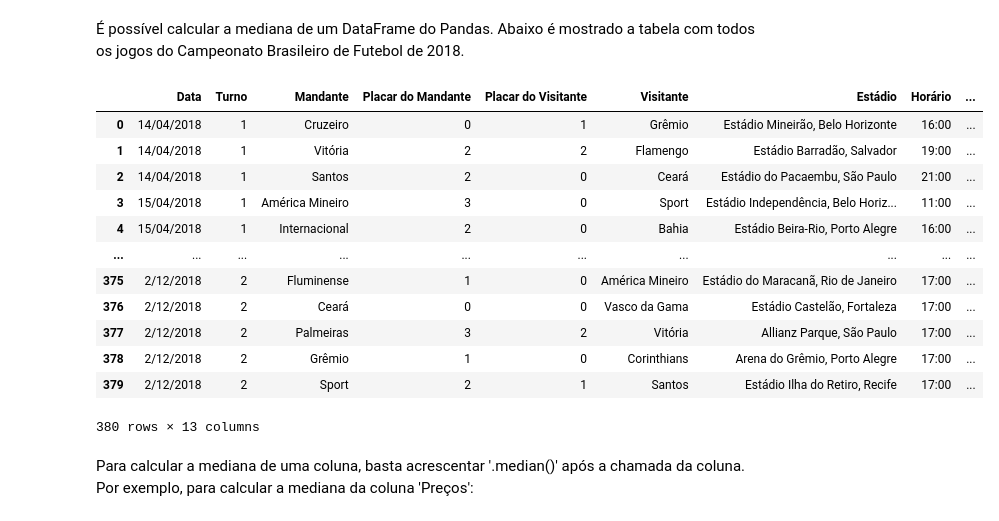
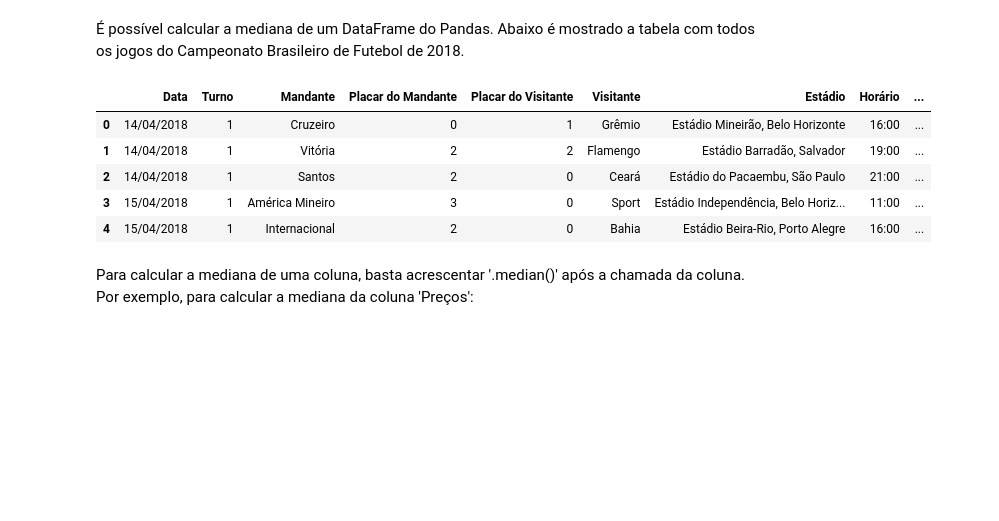
Before and after one commit to rnwatanabe/BasesComputacionais2021, a Jupyter notebook: aula5/Estatistica.ipynb, the cells around one changed output. Drawn from its saved outputs; the diff is of its cells as text; code cells hidden in the pictures; blank space fills up the shorter version.

```diff
--- a/aula5/Estatistica.ipynb
+++ b/aula5/Estatistica.ipynb
@@ -160,21 +160,14 @@ print(medianaX)
 # %%
 import pandas as pd
 tabela = pd.read_csv('https://raw.githubusercontent.com/rnwatanabe/BasesComputacionais2021/main/dados/tabelaBrasileirao2018.csv')
-tabela
+tabela.head()
 # %% [output]
 |  | Data | Turno | Mandante | Placar do Mandante | Placar do Visitante | Visitante | Estádio | Horário | ... |
 | 0 | 14/04/2018 | 1 | Cruzeiro | 0 | 1 | Grêmio | Estádio Mineirão, Belo Horizonte | 16:00 | ... |
 | 1 | 14/04/2018 | 1 | Vitória | 2 | 2 | Flamengo | Estádio Barradão, Salvador | 19:00 | ... |
 | 2 | 14/04/2018 | 1 | Santos | 2 | 0 | Ceará | Estádio do Pacaembu, São Paulo | 21:00 | ... |
 | 3 | 15/04/2018 | 1 | América Mineiro | 3 | 0 | Sport | Estádio Independência, Belo Horiz... | 11:00 | ... |
 | 4 | 15/04/2018 | 1 | Internacional | 2 | 0 | Bahia | Estádio Beira-Rio, Porto Alegre | 16:00 | ... |
-| ... | ... | ... | ... | ... | ... | ... | ... | ... | ... |
-| 375 | 2/12/2018 | 2 | Fluminense | 1 | 0 | América Mineiro | Estádio do Maracanã, Rio de Janeiro | 17:00 | ... |
-| 376 | 2/12/2018 | 2 | Ceará | 0 | 0 | Vasco da Gama | Estádio Castelão, Fortaleza | 17:00 | ... |
-| 377 | 2/12/2018 | 2 | Palmeiras | 3 | 2 | Vitória | Allianz Parque, São Paulo | 17:00 | ... |
-| 378 | 2/12/2018 | 2 | Grêmio | 1 | 0 | Corinthians | Arena do Grêmio, Porto Alegre | 17:00 | ... |
-| 379 | 2/12/2018 | 2 | Sport | 2 | 1 | Santos | Estádio Ilha do Retiro, Recife | 17:00 | ... |
-380 rows × 13 columns
 # %% [markdown]
 Para calcular a mediana de uma coluna, basta acrescentar '.median()' após a chamada da coluna. Por exemplo, para calcular a mediana da coluna 'Preços':
 # %%
```
Also changed, not shown: parts of 27 cells of this notebook.
